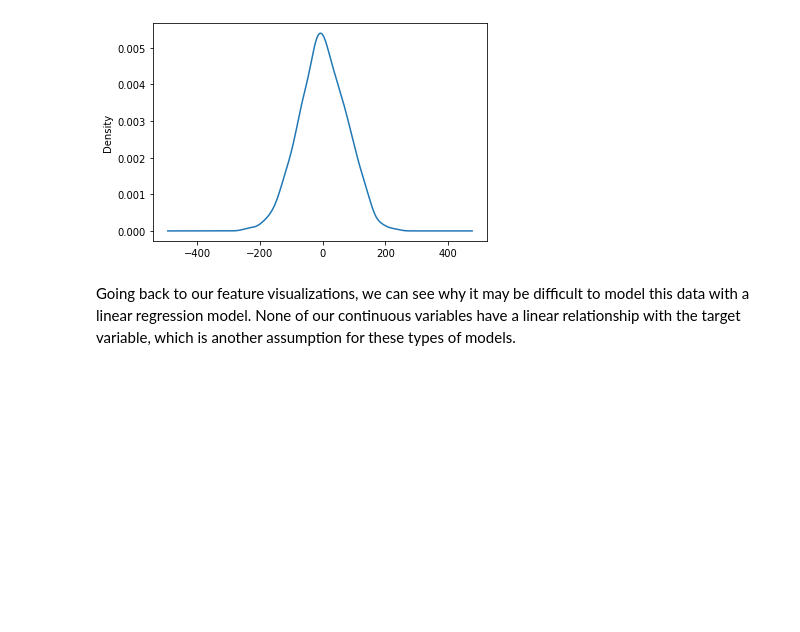
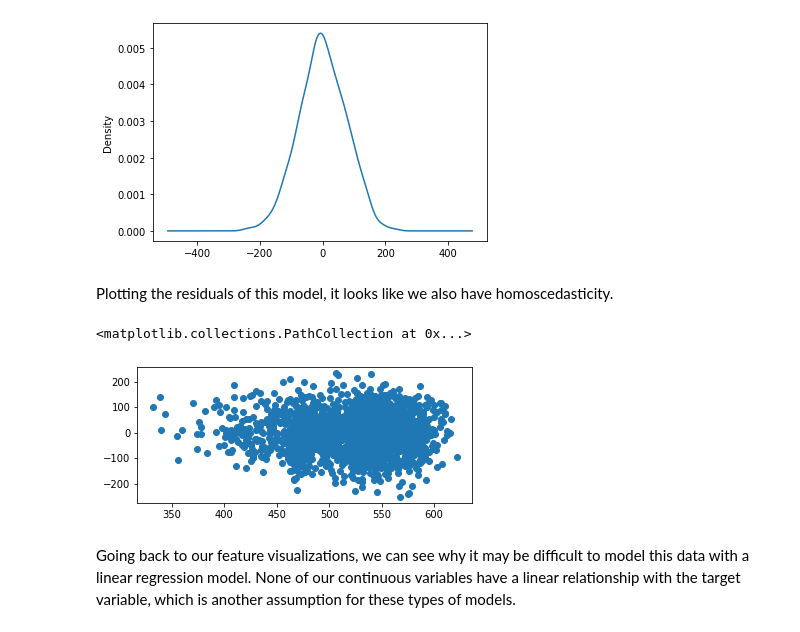
Before and after one commit to gabbyflabby/Test_Scores, a Jupyter notebook: Jupyter Notebooks/Regression Model.ipynb, the cells around one changed output. Cells and saved outputs as stored; diff of their text form; code cells hidden in the pictures; blank space fills up the shorter version.

```diff
--- a/Jupyter Notebooks/Regression Model.ipynb
+++ b/Jupyter Notebooks/Regression Model.ipynb
@@ -604,6 +604,17 @@ second_model.resid.plot.density()
 # %% [output]
 <matplotlib.axes._subplots.AxesSubplot at 0x...>
 [figure]
+# %% [markdown]
+Plotting the residuals of this model, it looks like we also have homoscedasticity.
+# %%
+pred_val = second_model.fittedvalues.copy()
+true_val = y_train['readingScore'].values.copy()
+residual = true_val - pred_val
+fig, ax = plt.subplots(figsize=(6,2.5))
+plt.scatter(pred_val, residual)
+# %% [output]
+<matplotlib.collections.PathCollection at 0x...>
+[figure, added]
 # %% [markdown]
 Going back to our feature visualizations, we can see why it may be difficult to model this data with a linear regression model. None of our continuous variables have a linear relationship with the target variable, which is another assumption for these types of models.
 # %%
```
Also changed, not shown: parts of 4 cells of this notebook, 2 other files.
